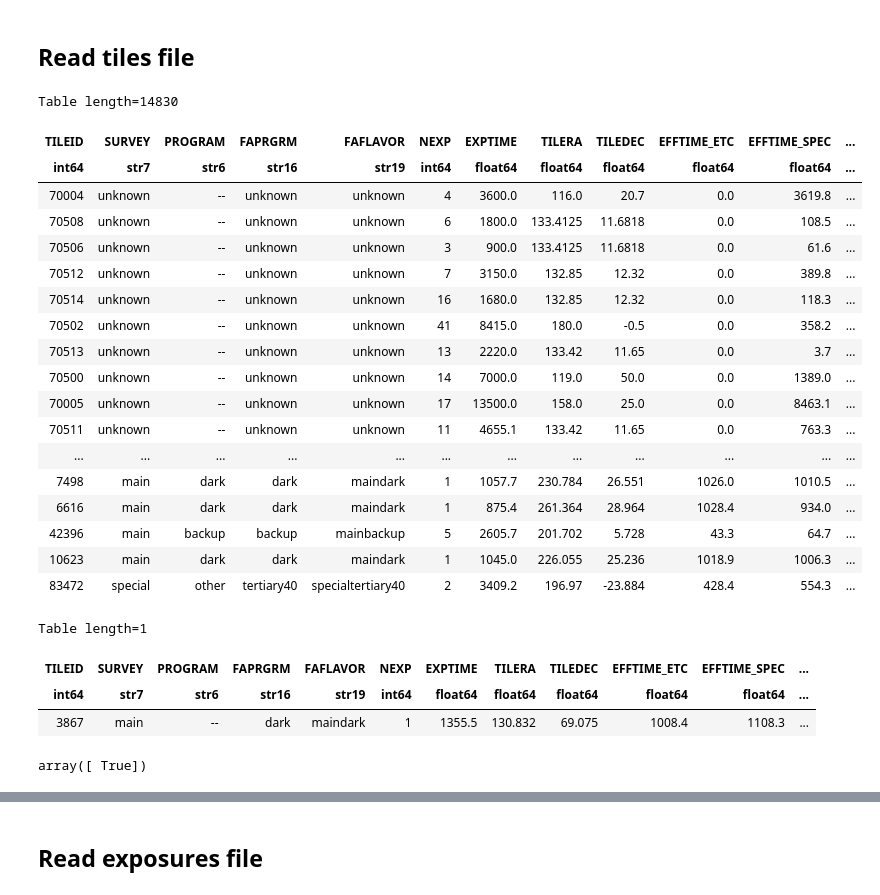
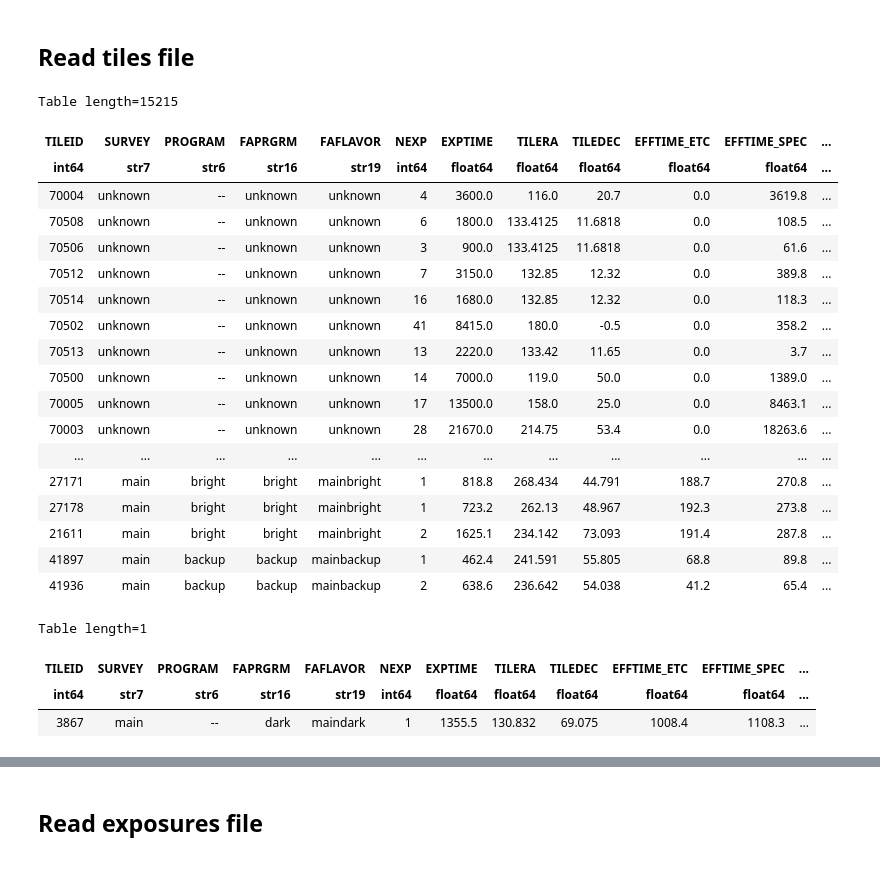
Before and after one commit to desihub/specprod-db, a Jupyter notebook: doc/nb/TestNewTile.ipynb, the cells around one changed output, grey strips where cells are left out. Drawn from its saved outputs; the diff is of its cells as text; code cells hidden in the pictures.

Commit message:
working full load of one tile

```diff
--- a/doc/nb/TestNewTile.ipynb
+++ b/doc/nb/TestNewTile.ipynb
@@ -29,29 +56,29 @@ INFO:load.py:1418:setup_db: Finished creating tables.
 ## Read tiles file
 # %%
 specprod_dir = os.path.join(os.environ['DESI_SPECTRO_REDUX'], specprod)
-tiles_file = os.path.join(specprod_dir, f'tiles-{specprod}.csv')
+tiles_file = findfile('tiles').replace('.fits', '.csv')
 tiles_table = Table.read(tiles_file, format='ascii.csv')
 tiles_table
 # %% [output]
-Table length=14830
+Table length=15215
 | TILEID | SURVEY | PROGRAM | FAPRGRM | FAFLAVOR | NEXP | EXPTIME | TILERA | TILEDEC | EFFTIME_ETC | EFFTIME_SPEC | ... |
 | int64 | str7 | str6 | str16 | str19 | int64 | float64 | float64 | float64 | float64 | float64 | ... |
 | 70004 | unknown | -- | unknown | unknown | 4 | 3600.0 | 116.0 | 20.7 | 0.0 | 3619.8 | ... |
 | 70508 | unknown | -- | unknown | unknown | 6 | 1800.0 | 133.4125 | 11.6818 | 0.0 | 108.5 | ... |
 | 70506 | unknown | -- | unknown | unknown | 3 | 900.0 | 133.4125 | 11.6818 | 0.0 | 61.6 | ... |
 | 70512 | unknown | -- | unknown | unknown | 7 | 3150.0 | 132.85 | 12.32 | 0.0 | 389.8 | ... |
 | 70514 | unknown | -- | unknown | unknown | 16 | 1680.0 | 132.85 | 12.32 | 0.0 | 118.3 | ... |
 | 70502 | unknown | -- | unknown | unknown | 41 | 8415.0 | 180.0 | -0.5 | 0.0 | 358.2 | ... |
 | 70513 | unknown | -- | unknown | unknown | 13 | 2220.0 | 133.42 | 11.65 | 0.0 | 3.7 | ... |
 | 70500 | unknown | -- | unknown | unknown | 14 | 7000.0 | 119.0 | 50.0 | 0.0 | 1389.0 | ... |
 | 70005 | unknown | -- | unknown | unknown | 17 | 13500.0 | 158.0 | 25.0 | 0.0 | 8463.1 | ... |
-| 70511 | unknown | -- | unknown | unknown | 11 | 4655.1 | 133.42 | 11.65 | 0.0 | 763.3 | ... |
+| 70003 | unknown | -- | unknown | unknown | 28 | 21670.0 | 214.75 | 53.4 | 0.0 | 18263.6 | ... |
 | ... | ... | ... | ... | ... | ... | ... | ... | ... | ... | ... | ... |
-| 7498 | main | dark | dark | maindark | 1 | 1057.7 | 230.784 | 26.551 | 1026.0 | 1010.5 | ... |
-| 6616 | main | dark | dark | maindark | 1 | 875.4 | 261.364 | 28.964 | 1028.4 | 934.0 | ... |
-| 42396 | main | backup | backup | mainbackup | 5 | 2605.7 | 201.702 | 5.728 | 43.3 | 64.7 | ... |
-| 10623 | main | dark | dark | maindark | 1 | 1045.0 | 226.055 | 25.236 | 1018.9 | 1006.3 | ... |
-| 83472 | special | other | tertiary40 | specialtertiary40 | 2 | 3409.2 | 196.97 | -23.884 | 428.4 | 554.3 | ... |
+| 27171 | main | bright | bright | mainbright | 1 | 818.8 | 268.434 | 44.791 | 188.7 | 270.8 | ... |
+| 27178 | main | bright | bright | mainbright | 1 | 723.2 | 262.13 | 48.967 | 192.3 | 273.8 | ... |
+| 21611 | main | bright | bright | mainbright | 2 | 1625.1 | 234.142 | 73.093 | 191.4 | 287.8 | ... |
+| 41897 | main | backup | backup | mainbackup | 1 | 462.4 | 241.591 | 55.805 | 68.8 | 89.8 | ... |
+| 41936 | main | backup | backup | mainbackup | 2 | 638.6 | 236.642 | 54.038 | 41.2 | 65.4 | ... |
 # %%
 tiles_table[tiles_table['TILEID'] == tileid]
 # %% [output]
@@ -59,7 +86,3 @@ Table length=1
 | TILEID | SURVEY | PROGRAM | FAPRGRM | FAFLAVOR | NEXP | EXPTIME | TILERA | TILEDEC | EFFTIME_ETC | EFFTIME_SPEC | ... |
 | int64 | str7 | str6 | str16 | str19 | int64 | float64 | float64 | float64 | float64 | float64 | ... |
 | 3867 | main | -- | dark | maindark | 1 | 1355.5 | 130.832 | 69.075 | 1008.4 | 1108.3 | ... |
-# %%
-tiles_table[tiles_table['TILEID'] == tileid]['PROGRAM'].mask
-# %% [output]
-array([ True])
```
Also changed, not shown: parts of 34 cells of this notebook.
